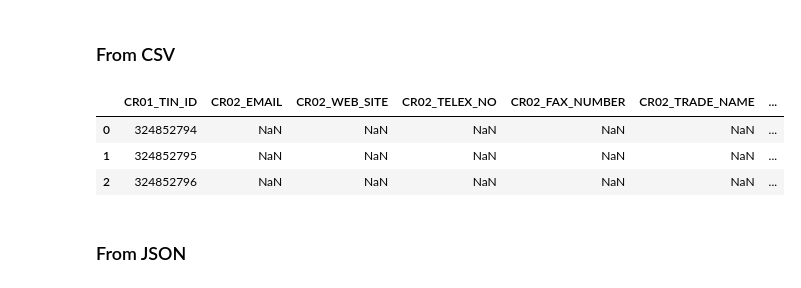
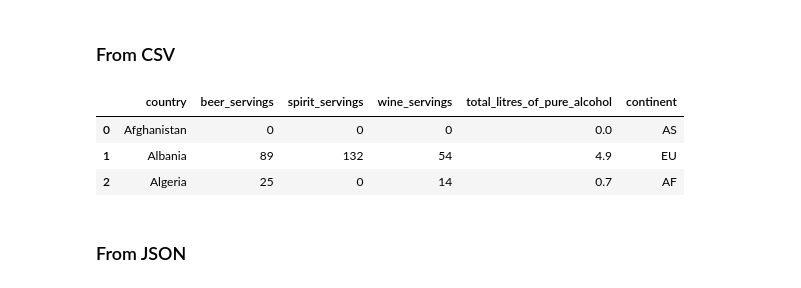
Before and after one commit to ProgressBG-Python-Course/JupyterNotebooksExamples, a Jupyter notebook: Notebooks/numpy_and_pandas/np_and_pandas_with_examples.ipynb, the cells around one changed output. Drawn from its saved outputs; the diff is of its cells as text; code cells hidden in the pictures.

```diff
--- a/Notebooks/numpy_and_pandas/np_and_pandas_with_examples.ipynb
+++ b/Notebooks/numpy_and_pandas/np_and_pandas_with_examples.ipynb
@@ -8,14 +8,14 @@ import pandas as pd
 # %% [markdown]
 ### From CSV
 # %%
-# nap1 = pd.read_csv('../../datasets/NAP/TR02_OUTLET_TINS.csv', dtype={'CR02_DATE_OPENED': pd.Int64Dtype()})
-nap1 = pd.read_csv('../../datasets/NAP/TR02_OUTLET_TINS.csv')
-nap1.head(3)
+# drinks = pd.read_csv('../../datasets/NAP/TR02_OUTLET_TINS.csv', dtype={'CR02_DATE_OPENED': pd.Int64Dtype()})
+drinks = pd.read_csv('../../datasets/various/drinks.csv')
+drinks.head(3)
 # %% [output]
-|  | CR01_TIN_ID | CR02_EMAIL | CR02_WEB_SITE | CR02_TELEX_NO | CR02_FAX_NUMBER | CR02_TRADE_NAME | ... |
-| 0 | 324852794 | NaN | NaN | NaN | NaN | NaN | ... |
-| 1 | 324852795 | NaN | NaN | NaN | NaN | NaN | ... |
-| 2 | 324852796 | NaN | NaN | NaN | NaN | NaN | ... |
+|  | country | beer_servings | spirit_servings | wine_servings | total_litres_of_pure_alcohol | continent |
+| 0 | Afghanistan | 0 | 0 | 0 | 0.0 | AS |
+| 1 | Albania | 89 | 132 | 54 | 4.9 | EU |
+| 2 | Algeria | 25 | 0 | 14 | 0.7 | AF |
 # %% [markdown]
 ### From JSON
 # %%
```
Also changed, not shown: parts of 12 cells of this notebook, 2 other files.
